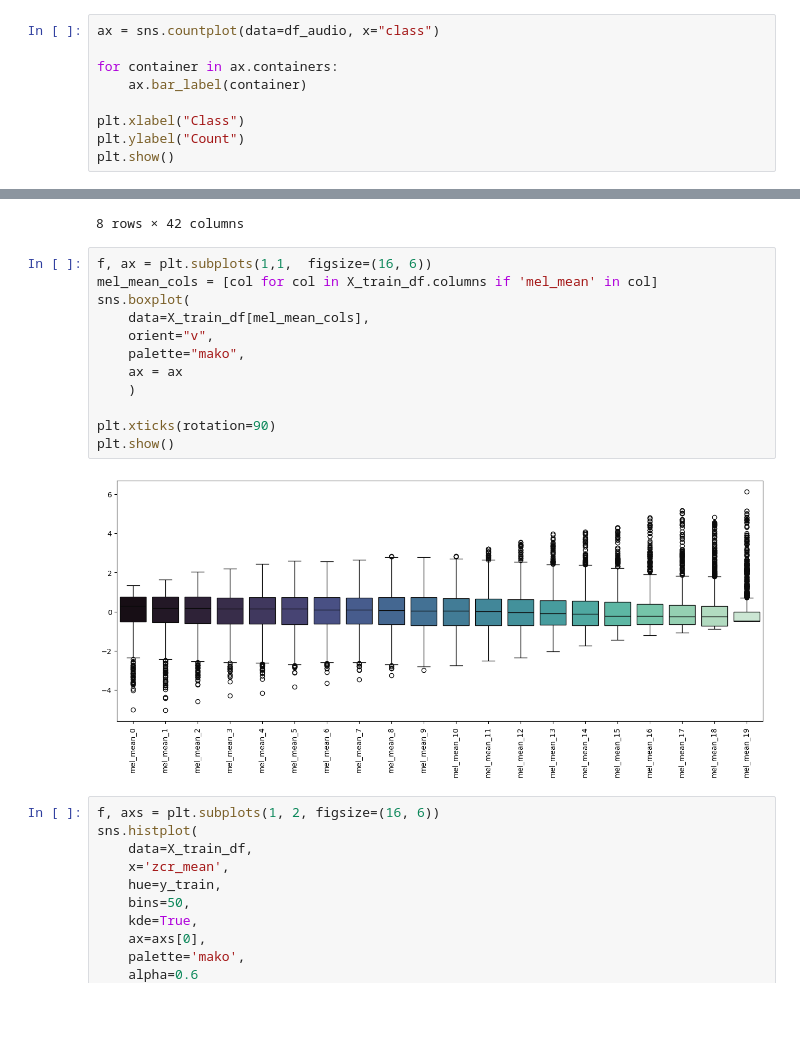
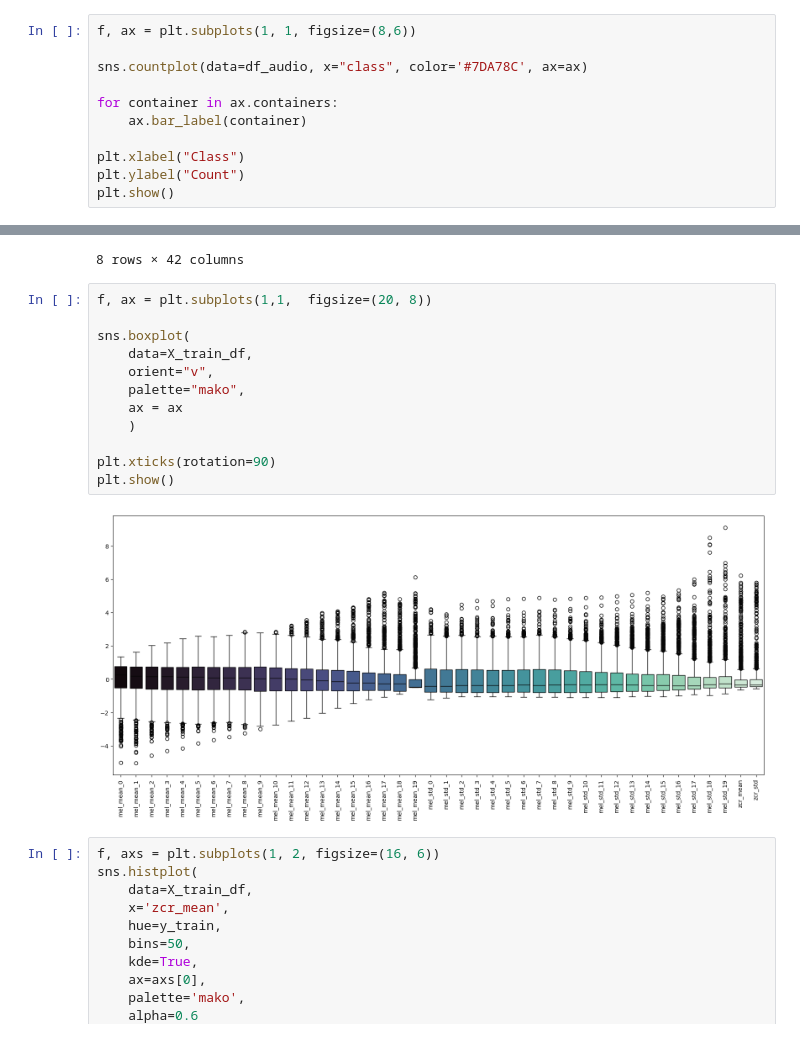
Before and after one commit to TetianaSoroka/kr_sounds_classifier, a Jupyter notebook: project/mn.ipynb, the cells around one changed output, grey strips where cells are left out. Drawn from its saved outputs; the diff is of its cells as text; blank space fills up the shorter version.

```diff
--- a/project/mn.ipynb
+++ b/project/mn.ipynb
@@ -250,7 +250,9 @@ df_audio.shape
 # %% [output]
 (284, 3)
 # %%
-ax = sns.countplot(data=df_audio, x="class")
+f, ax = plt.subplots(1, 1, figsize=(8,6))
+
+sns.countplot(data=df_audio, x="class", color='#7DA78C', ax=ax)
 
 for container in ax.containers:
     ax.bar_label(container)
@@ -404,19 +406,19 @@ X_train_df.describe()
 | max | 1.338807e+00 | 1.628235e+00 | 2.036215e+00 | 2.182338e+00 | 2.438144e+00 | 2.599092e+00 | 2.557404e+00 | 2.648532e+00 | ... |
 8 rows × 42 columns
 # %%
-f, ax = plt.subplots(1,1,  figsize=(16, 6))
-mel_mean_cols = [col for col in X_train_df.columns if 'mel_mean' in col]
+f, ax = plt.subplots(1,1,  figsize=(20, 8))
+
 sns.boxplot(
-    data=X_train_df[mel_mean_cols],
+    data=X_train_df,
     orient="v",
     palette="mako",
     ax = ax
     )
 
 plt.xticks(rotation=90)
 plt.show()
 # %% [output]
-[figure, old version]
+[figure, new version]
 # %%
 f, axs = plt.subplots(1, 2, figsize=(16, 6))
 sns.histplot(
```
Also changed, not shown: parts of 9 cells of this notebook.
